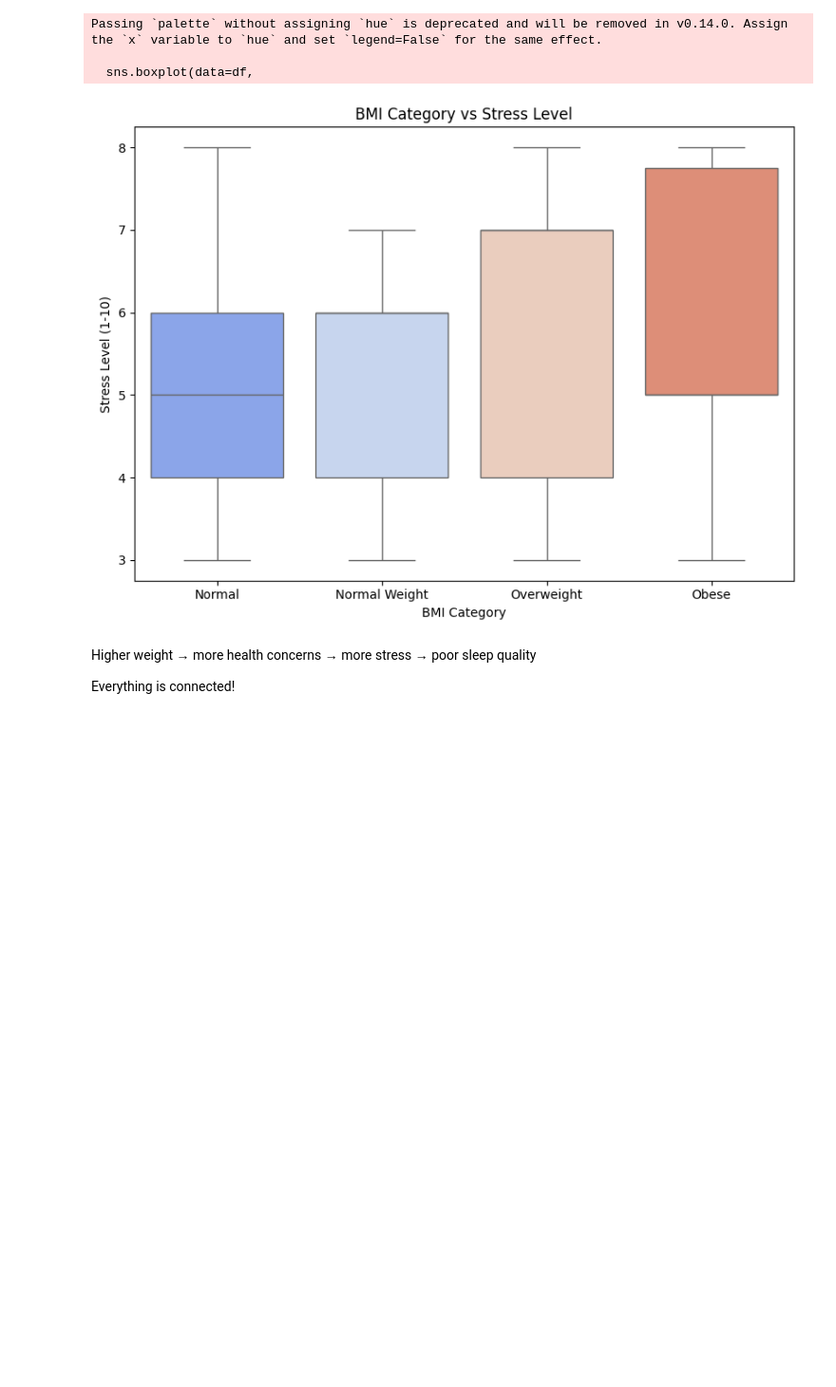
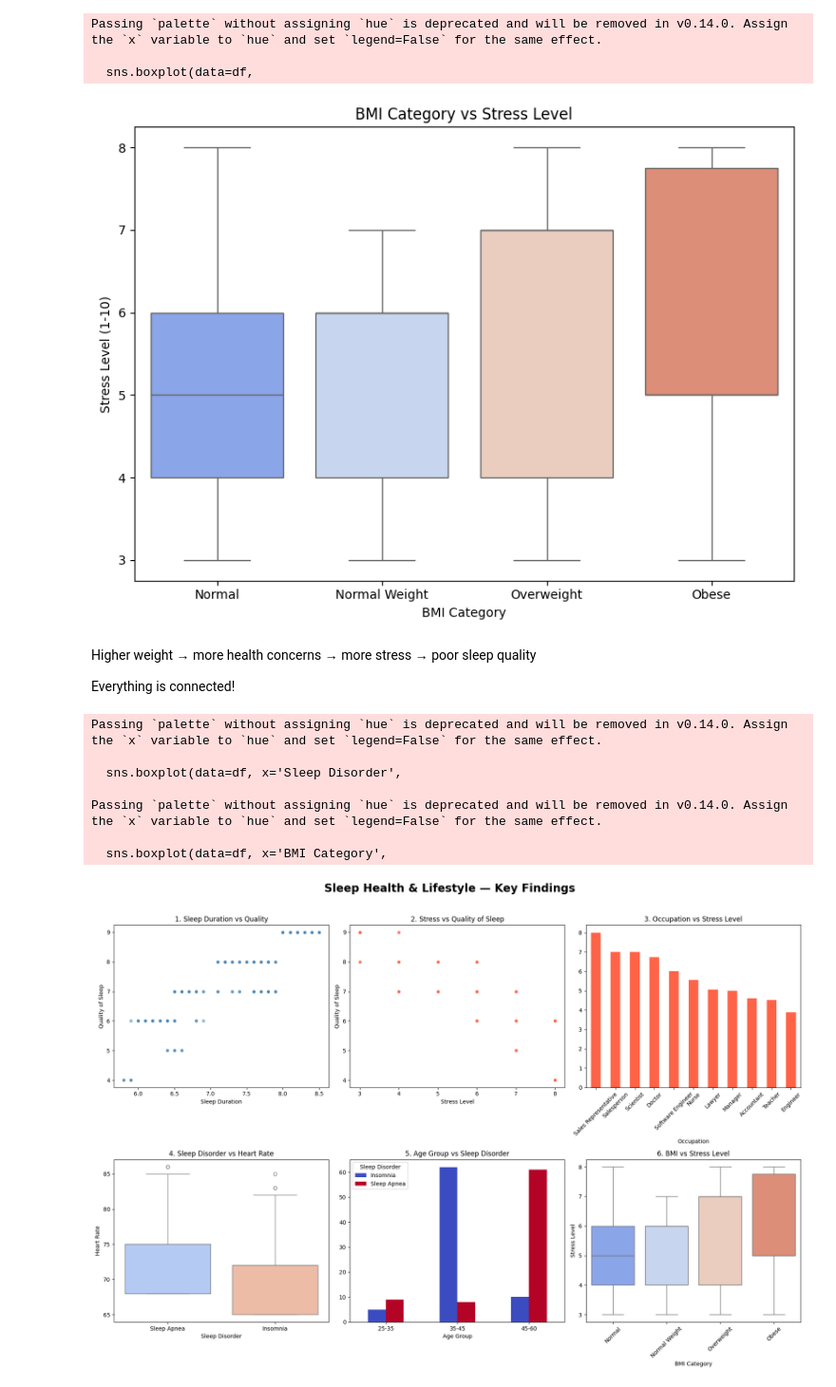
Before and after one commit to suzzzel5/Sleep-health-and-lifestyle-, a Jupyter notebook: notebooks/02_sleep_bivariate_analysis.ipynb, the cells around one changed output. Shown at 95% size. Saved outputs shown, nothing was run; the diff lists cells and outputs as text; code cells hidden in the pictures; blank space fills up the shorter version.

Commit message:
final dashboard

```diff
--- a/notebooks/02_sleep_bivariate_analysis.ipynb
+++ b/notebooks/02_sleep_bivariate_analysis.ipynb
@@ -409,3 +409,61 @@ Higher weight → more health concerns
 → more stress → poor sleep quality
 
 Everything is connected!
+# %%
+#Final Dashboard
+
+
+fig, axes = plt.subplots(2, 3, figsize=(18, 12))
+fig.suptitle('Sleep Health & Lifestyle — Key Findings',
+               fontsize=20, fontweight='bold', y=1.02)
+
+# 1. Sleep Duration vs Quality of Sleep
+sns.scatterplot(data=df, x='Sleep Duration',
+                    y='Quality of Sleep',
+                    ax=axes[0,0], color='steelblue', alpha=0.6)
+axes[0,0].set_title('1. Sleep Duration vs Quality')
+
+# 2. Stress Level vs Quality of Sleep
+sns.scatterplot(data=df, x='Stress Level',
+                    y='Quality of Sleep',
+                    ax=axes[0,1], color='tomato', alpha=0.6)
+axes[0,1].set_title('2. Stress vs Quality of Sleep')
+
+# 3. Occupation vs Stress Level
+df.groupby('Occupation')['Stress Level'].mean().sort_values(ascending=False).plot(kind='bar', ax=axes[0,2], color='tomato')
+axes[0,2].set_title('3. Occupation vs Stress Level')
+axes[0,2].tick_params(axis='x', rotation=45)
+
+# 4. Sleep Disorder vs Heart Rate
+sns.boxplot(data=df, x='Sleep Disorder',
+               y='Heart Rate',
+               ax=axes[1,0], palette='coolwarm')
+axes[1,0].set_title('4. Sleep Disorder vs Heart Rate')
+
+# 5. Age Group vs Sleep Disorder
+pd.crosstab(df['Age Group'], df['Sleep Disorder']).plot(kind='bar',
+                                        ax=axes[1,1],
+                                        colormap='coolwarm')
+axes[1,1].set_title('5. Age Group vs Sleep Disorder')
+axes[1,1].tick_params(axis='x', rotation=0)
+
+# 6. BMI Category vs Stress Level
+sns.boxplot(data=df, x='BMI Category',
+               y='Stress Level',
+               ax=axes[1,2], palette='coolwarm',
+               order=['Normal', 'Normal Weight',
+                    'Overweight', 'Obese'])
+axes[1,2].set_title('6. BMI vs Stress Level')
+axes[1,2].tick_params(axis='x', rotation=45)
+
+plt.tight_layout()
+plt.show()
+# %% [output]
+Passing `palette` without assigning `hue` is deprecated and will be removed in v0.14.0. Assign the `x` variable to `hue` and set `legend=False` for the same effect.
+
+  sns.boxplot(data=df, x='Sleep Disorder',
+
+Passing `palette` without assigning `hue` is deprecated and will be removed in v0.14.0. Assign the `x` variable to `hue` and set `legend=False` for the same effect.
+
+  sns.boxplot(data=df, x='BMI Category',
+[figure, added]
```
Also changed, not shown: parts of 1 cell of this notebook.
